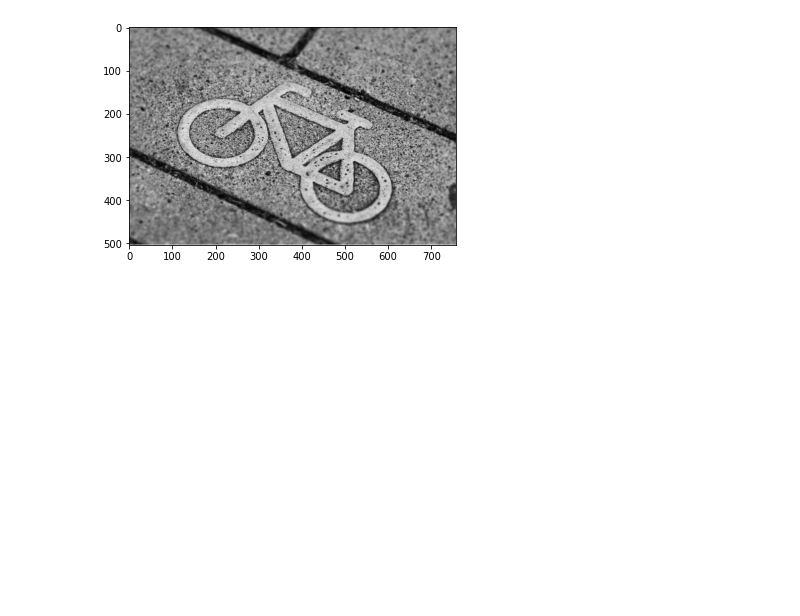
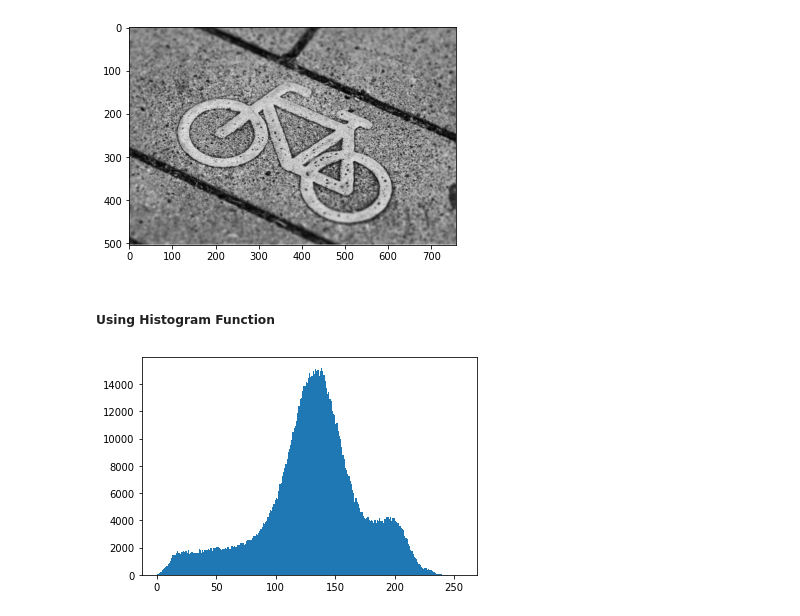
Before and after one commit to GustavoMartinx/Python, a Jupyter notebook: Computer_Vision_with_OpenCV/Histogram.ipynb, the cells around one changed output. Saved outputs shown, nothing was run; the diff lists cells and outputs as text; code cells hidden in the pictures; blank space fills up the shorter version.

Commit message:
using histogram in gray img

```diff
--- a/Computer_Vision_with_OpenCV/Histogram.ipynb
+++ b/Computer_Vision_with_OpenCV/Histogram.ipynb
@@ -14,3 +16,10 @@ plt.imshow(img)
 # %% [output]
 <matplotlib.image.AxesImage at 0x...>
 [figure]
+# %% [markdown]
+##### Using Histogram Function
+# %%
+plt.hist(img.ravel(), 256, [0, 256])
+plt.show()
+# %% [output]
+[figure, added]
```
Also changed, not shown: parts of 1 cell of this notebook.
